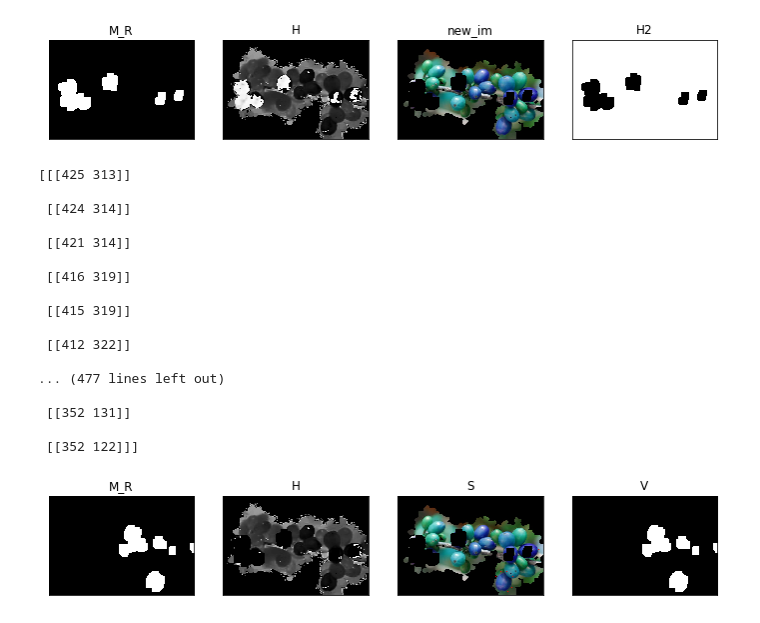
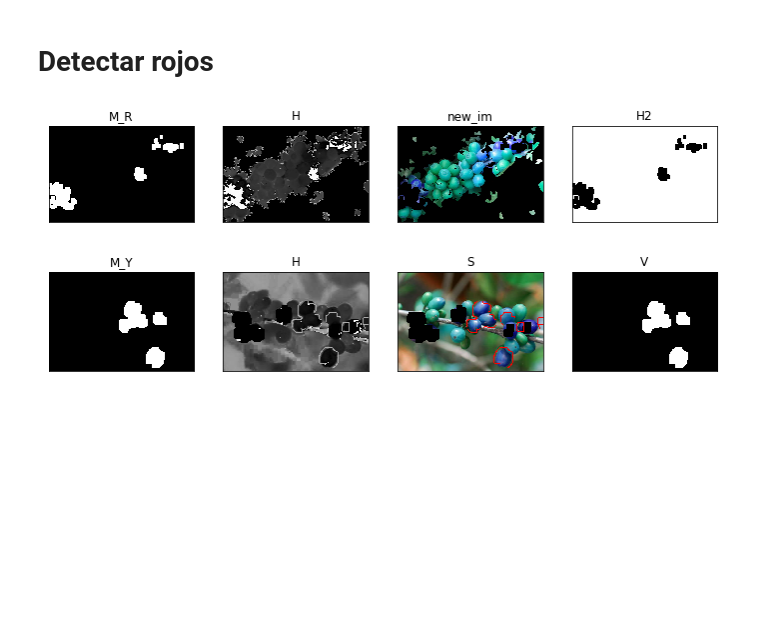
Before and after one commit to waltermayor/DigitalImageProcessing_colab, a Jupyter notebook: cafe.ipynb, the cells around one changed output. Drawn from its saved outputs; the diff is of its cells as text; code cells hidden in the pictures; blank space fills up the shorter version.

```diff
--- a/cafe.ipynb
+++ b/cafe.ipynb
@@ -116,5 +220,7 @@ display4(M_R,H,new_im,H3,"HSV","H","S","V")
+# %% [markdown]
+# **Detectar rojos**
 # %%
-img_BGR=cv2.imread('cafe2.jpg',cv2.IMREAD_COLOR)
+img_BGR=cv2.imread('se_cafe4.jpg',cv2.IMREAD_COLOR)
 img_HSV=cv2.cvtColor(img_BGR, cv2.COLOR_BGR2HSV);
 H,S,V = cv2.split(img_HSV)
 H2= np.array(255*(H/255)**2.2,dtype='uint8')
@@ -130,50 +236,49 @@ new_im=cv2.bitwise_and(img_BGR,img_BGR,mask=H2)
 
 display4(M_R,H,new_im,H2,"M_R","H","new_im","H2")
 # %% [output]
-[figure, old version]
+[figure, new version]
+# %%
+img_BGR=cv2.imread('se_cafe3.jpg',cv2.IMREAD_COLOR)
+img_HSV=cv2.cvtColor(img_BGR, cv2.COLOR_BGR2HSV);
+H,S,V = cv2.split(img_HSV)
+H2= np.array(255*(H/255)**2.2,dtype='uint8')
+#kernel = np.ones((5,5), np.uint8)
+kernel = cv2.getStructuringElement(cv2.MORPH_RECT,(5,5))
+#kernel = cv2.getStructuringElement(cv2.MORPH_ELLIPSE,(5,5))
+#kernel = cv2.getStructuringElement(cv2.MORPH_CROSS,(5,5))
+H2=Threshold(H2,100)
+H2=erosion = cv2.erode(H2,kernel,iterations = 2)
+M_R = cv2.dilate(H2, kernel, iterations=6)
+H2=negative(M_R)
+new_im=cv2.bitwise_and(img_BGR,img_BGR,mask=H2)
+
+display4(M_R,H,new_im,H2,"M_R","H","new_im","H2")
 # %%
 
 img_HSV=cv2.cvtColor(new_im, cv2.COLOR_BGR2HSV);
 H_3,S,V = cv2.split(img_HSV)
 H3=fraccionamiento(H_3,0,1)
 H3= Threshold(H3,20)
 H3=negative(H3)
 H3=erosion = cv2.erode(H3,kernel,iterations = 3)
 M_Y = cv2.dilate(H3, kernel, iterations=6)
 
 _, contours, _= cv2.findContours(image = M_Y, mode = cv2.RETR_EXTERNAL, method = cv2.CHAIN_APPROX_SIMPLE)
-M_YC=cv2.drawContours(image = new_im, contours = contours[0], contourIdx = -1, color = (255, 0, 0), thickness = -1)
+M_YC=cv2.drawContours(image = new_im, contours = contours, contourIdx = -1, color = (255, 0, 0), thickness = 2)
 
 #areas=[]
+contours2Filter=[]
 
 for idx,c in enumerate(contours):
     area=cv2.contourArea(c)
+    #print(area)
     #areas.append(cv2.contourArea(c))
-    print(c)
-
-    if area <= 1000:
-      print(area)
-      M_YC=cv2.drawContours(image = new_im, contours = c, contourIdx = -1, color = (255, 0, 0), thickness = -1)
+    if area <= 1100:
+      contours2Filter.append(c)
 
 
-#print(areas)
-display4(M_Y,H_3,M_YC,M_Y,"M_R","H","S","V")
+M_Y=cv2.drawContours(image = M_Y, contours = contours2Filter, contourIdx = -1, color = (0, 0, 0), thickness = -1)
+#print(contours2Filter)
+display4(M_Y,H_3,M_YC,M_Y,"M_Y","H","S","V")
 # %% [output]
-[[[425 313]]
-
- [[424 314]]
-
- [[421 314]]
-
- [[416 319]]
-
- [[415 319]]
-
- [[412 322]]
-
-... (477 lines left out)
-
- [[352 131]]
-
- [[352 122]]]
-[figure, old version]
+[figure, new version]
```
Also changed, not shown: parts of 10 cells of this notebook.
